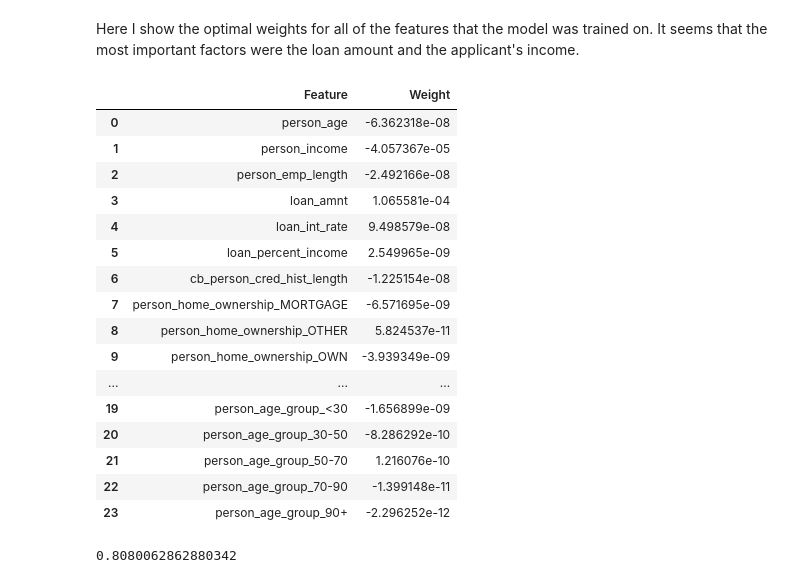
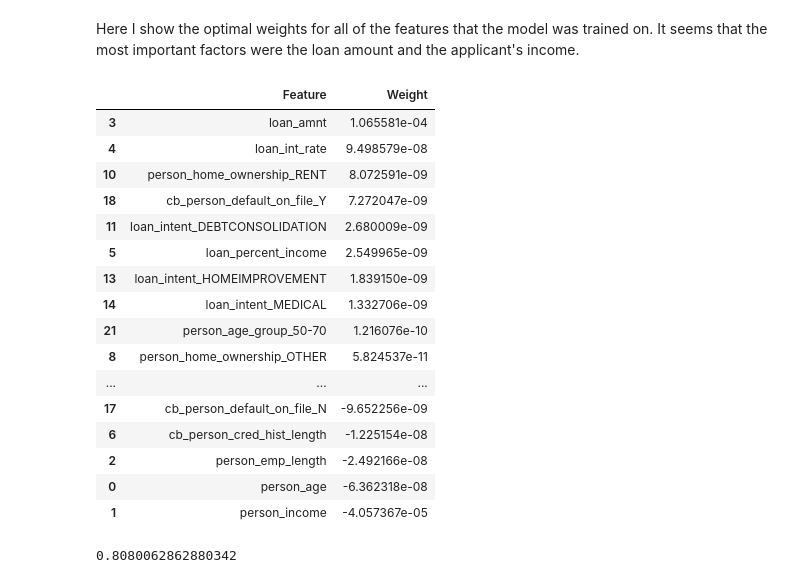
Before and after one commit to opfleet/opfleet.github.io, a Jupyter notebook: posts/LoanPost/index.ipynb, the cells around one changed output. Saved outputs shown, nothing was run; the diff lists cells and outputs as text; code cells hidden in the pictures.

```diff
--- a/posts/LoanPost/index.ipynb
+++ b/posts/LoanPost/index.ipynb
@@ -148,26 +152,26 @@ Here I show the optimal weights for all of the features that the model was train
 # %%
 coefficients = LR.coef_
 
 weights_table = pd.DataFrame({'Feature': features, 'Weight': coefficients[0]})
-weights_table
+weights_table.sort_values('Weight', ascending= False)
 # %% [output]
 |  | Feature | Weight |
+| 3 | loan_amnt | 1.065581e-04 |
+| 4 | loan_int_rate | 9.498579e-08 |
+| 10 | person_home_ownership_RENT | 8.072591e-09 |
+| 18 | cb_person_default_on_file_Y | 7.272047e-09 |
+| 11 | loan_intent_DEBTCONSOLIDATION | 2.680009e-09 |
+| 5 | loan_percent_income | 2.549965e-09 |
+| 13 | loan_intent_HOMEIMPROVEMENT | 1.839150e-09 |
+| 14 | loan_intent_MEDICAL | 1.332706e-09 |
+| 21 | person_age_group_50-70 | 1.216076e-10 |
+| 8 | person_home_ownership_OTHER | 5.824537e-11 |
+| ... | ... | ... |
+| 17 | cb_person_default_on_file_N | -9.652256e-09 |
+| 6 | cb_person_cred_hist_length | -1.225154e-08 |
+| 2 | person_emp_length | -2.492166e-08 |
 | 0 | person_age | -6.362318e-08 |
 | 1 | person_income | -4.057367e-05 |
-| 2 | person_emp_length | -2.492166e-08 |
-| 3 | loan_amnt | 1.065581e-04 |
-| 4 | loan_int_rate | 9.498579e-08 |
-| 5 | loan_percent_income | 2.549965e-09 |
-| 6 | cb_person_cred_hist_length | -1.225154e-08 |
-| 7 | person_home_ownership_MORTGAGE | -6.571695e-09 |
-| 8 | person_home_ownership_OTHER | 5.824537e-11 |
-| 9 | person_home_ownership_OWN | -3.939349e-09 |
-| ... | ... | ... |
-| 19 | person_age_group_<30 | -1.656899e-09 |
-| 20 | person_age_group_30-50 | -8.286292e-10 |
-| 21 | person_age_group_50-70 | 1.216076e-10 |
-| 22 | person_age_group_70-90 | -1.399148e-11 |
-| 23 | person_age_group_90+ | -2.296252e-12 |
 # %%
 LR.score(X_train[features], y_train)
 # %% [output]
```
Also changed, not shown: parts of 4 cells of this notebook, 7 other files.
